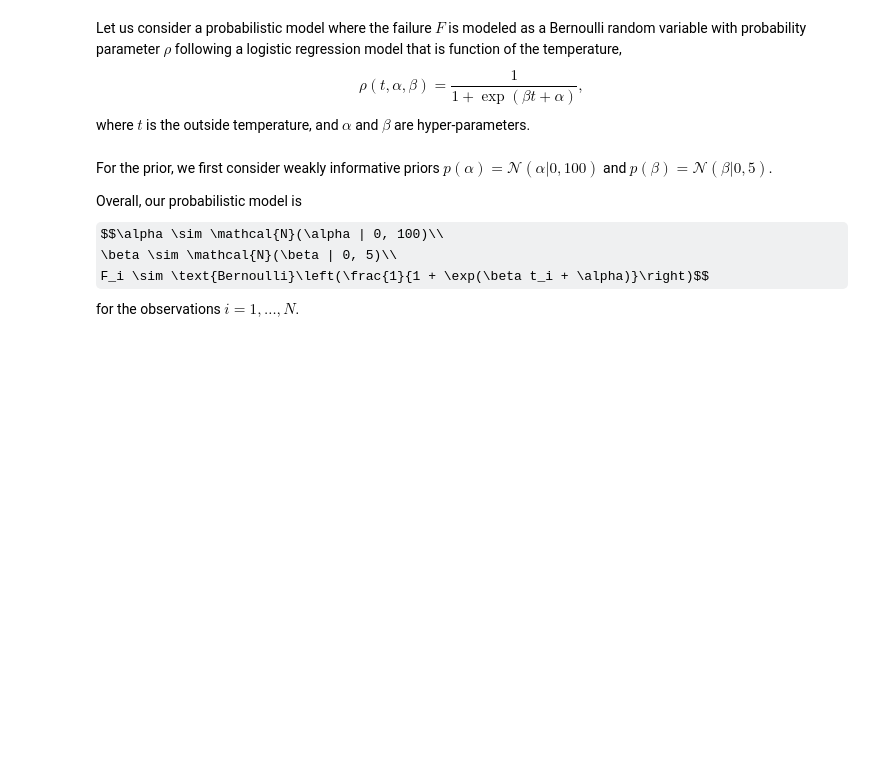
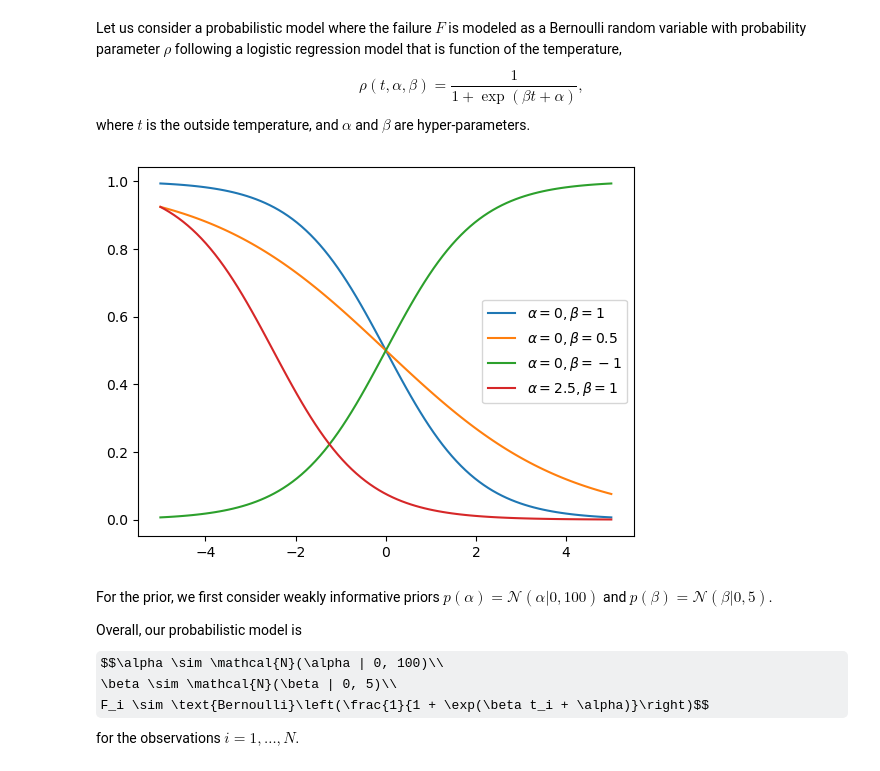
Before and after one commit to glouppe/dats0001-foundations-of-data-science, a Jupyter notebook: nb09-space-shuttle-disaster.ipynb, the cells around one changed output. Drawn from its saved outputs; the diff is of its cells as text; code cells hidden in the pictures; some formulas as TeX source; blank space fills up the shorter version.

```diff
--- a/nb09-space-shuttle-disaster.ipynb
+++ b/nb09-space-shuttle-disaster.ipynb
@@ -38,6 +87,23 @@ The visual inspection of the data makes it clear that the probability of an inci
 Let us consider a probabilistic model where the failure $F$ is modeled as a Bernoulli random variable with probability parameter $\rho$ following a logistic regression model that is function of the temperature,
 $$\rho(t, \alpha, \beta) = \frac{1}{1 + \exp(\beta t + \alpha)},$$
 where $t$ is the outside temperature, and $\alpha$ and $\beta$ are hyper-parameters.
+# %%
+def logistic(t, alpha, beta):
+    return 1.0 / (1.0 + np.exp(beta * t + alpha))
+# %%
+fig = plt.figure()
+ax = plt.axes()
+
+ts = np.linspace(-5, 5, 100)
+ax.plot(ts, logistic(ts, alpha=0., beta=1.), label=r"$\alpha=0, \beta=1$")
+ax.plot(ts, logistic(ts, alpha=0., beta=0.5), label=r"$\alpha=0, \beta=0.5$")
+ax.plot(ts, logistic(ts, alpha=0., beta=-1.), label=r"$\alpha=0, \beta=-1$")
+ax.plot(ts, logistic(ts, alpha=2.5, beta=1.), label=r"$\alpha=2.5, \beta=1$")
+ax.legend()
+
+plt.show()
+# %% [output]
+[figure, added]
 # %% [markdown]
 For the prior, we first consider weakly informative priors $p(\alpha) = \mathcal{N}(\alpha | 0, 100)$ and $p(\beta) = \mathcal{N}(\beta | 0, 5)$.
 
```
Also changed, not shown: parts of 24 cells of this notebook.
